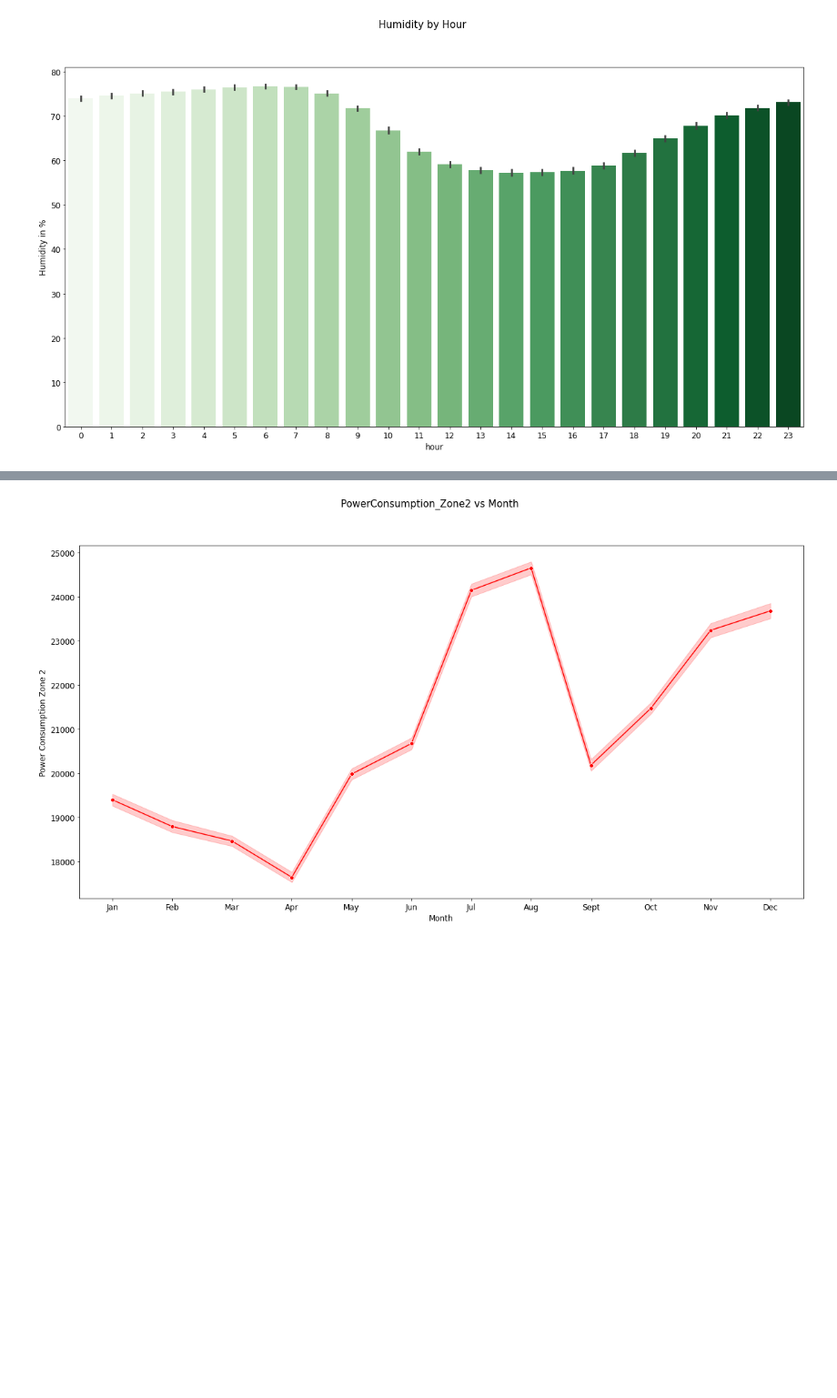
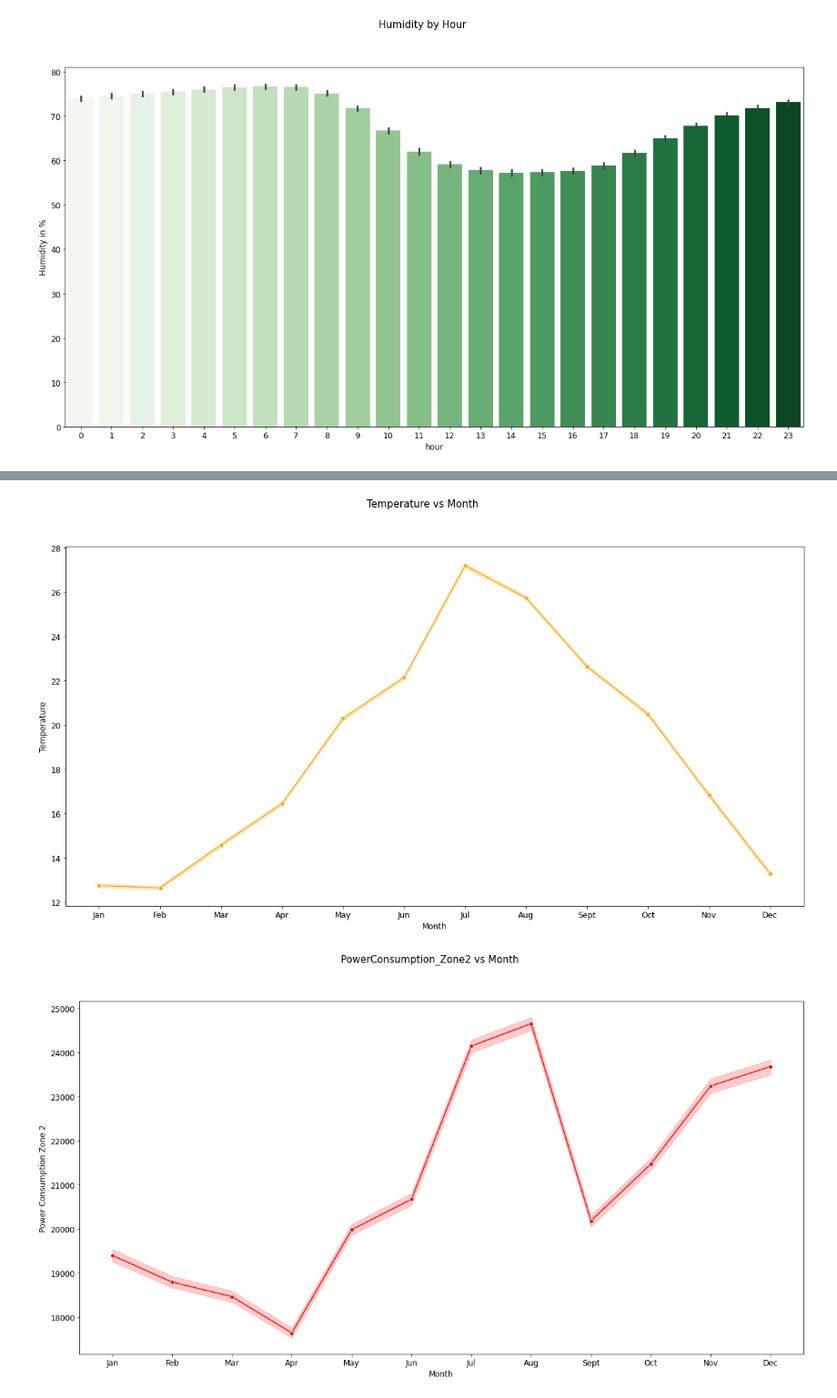
Before and after one commit to thedeveloper2104/NASH_2023_bro_code, a Jupyter notebook: NASH_Bro_Code_Energy_Streamliner.ipynb, the cells around one changed output, grey strips where cells are left out. Shown at 91% size. Cells and saved outputs as stored; diff of their text form; code cells hidden in the pictures; blank space fills up the shorter version.

```diff
--- a/NASH_Bro_Code_Energy_Streamliner.ipynb
+++ b/NASH_Bro_Code_Energy_Streamliner.ipynb
@@ -214,3 +224,17 @@ plt.show()
+# %%
+fig, ax = plt.subplots(figsize=(20, 10))
+
+m_t = sns.lineplot(data=df, x='month_name', y='Temperature', marker='D', color = 'Orange')
+plt.suptitle('Temperature vs Month', fontsize=15)
+plt.xlabel('Month', fontsize=12)
+plt.ylabel('Temperature', fontsize=12)
+plt.xticks(fontsize=12)
+plt.yticks(fontsize=12)
+
+# Generating plot
+plt.show()
+# %% [output]
+[figure, added]
 # %%
 fig, ax = plt.subplots(figsize=(20, 10))
 
```
Also changed, not shown: parts of 10 cells of this notebook.
